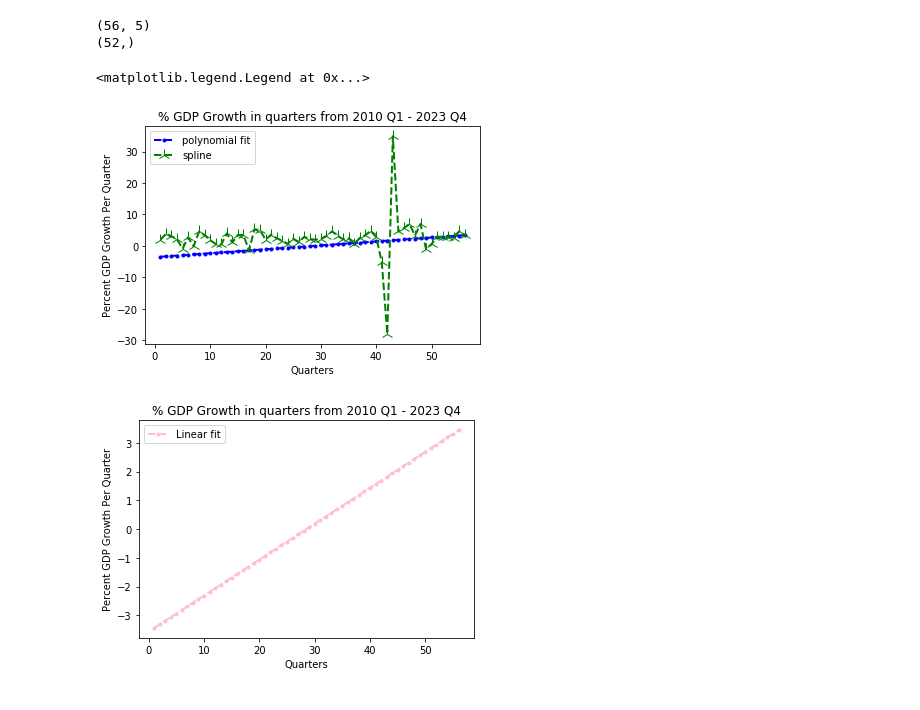
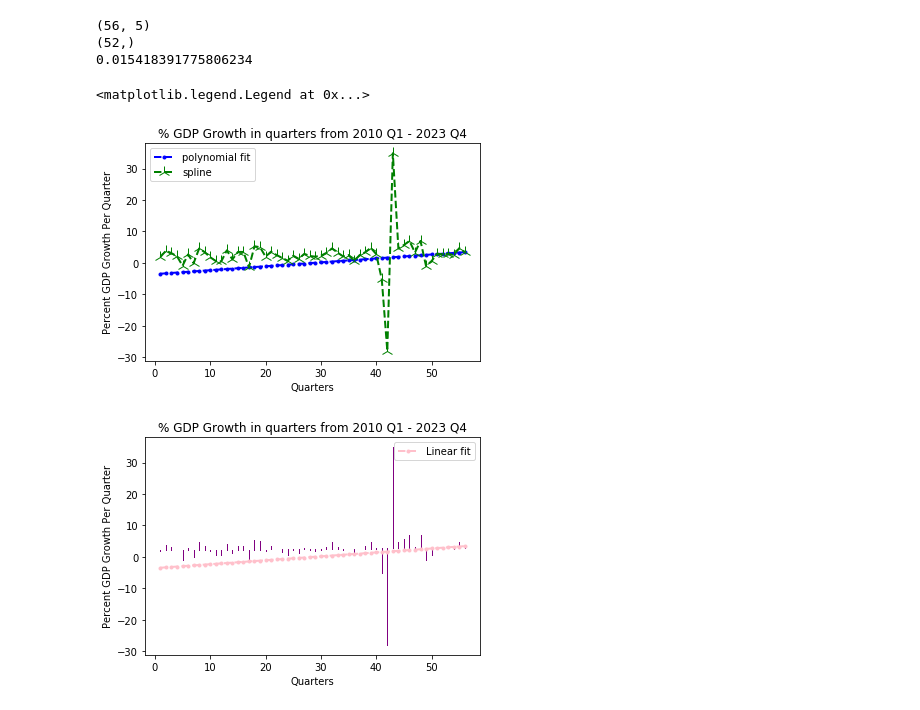
Before and after one commit to H4lps/coe311k, a Jupyter notebook: Midterm Project/midterm_project.ipynb, the cells around one changed output. Cells and saved outputs as stored; diff of their text form; code cells hidden in the pictures.

```diff
--- a/Midterm Project/midterm_project.ipynb
+++ b/Midterm Project/midterm_project.ipynb
@@ -103,13 +103,3 @@ def solve_vandermonde_matrix(x,y):
     B = vander.T @ y
 
     return np.linalg.solve(A,B)
-# %%
-gdp = np.array([
-    1.9, 3.9, 3.1, 2.1, -0.9, 2.7, -0.1, 4.6, 3.4, 1.8,
-    0.6, 0.5, 4.0, 1.1, 3.5, 3.5, -1.4, 5.3, 5.0, 2.0,
-    3.6, 2.5, 1.6, 0.7, 2.3, 1.3, 2.9, 2.2, 2.0, 2.3,
-    3.2, 4.6, 3.3, 2.1, 2.5, 0.6, 2.5, 3.4, 4.8, 2.8,
-    -5.2, -28.0, 34.9, 4.6, 5.7, 7.0, 3.3, 7.0, -1.0, 0.6,
-    2.9, 2.8, 2.9, 2.5, 4.7, 3.4
-])
-x_data = np.arange(1,len(gdp) + 1)
@@ -130,33 +203,40 @@ Text(0.5, 1.0, '% GDP Growth in quarters from 2010 Q1 - 2023 Q4')
 #Part B
 x_scaled = (x_data - np.mean(x_data)) / np.std(x_data)
 a = solve_vandermonde_matrix(x_scaled,gdp)
 y = [np.sum(a * x) for x in x_scaled]
 
 plt.plot(x_data, y, color='blue', marker='o', linestyle='dashed',
      linewidth=2, markersize=3, label="polynomial fit")
 plt.plot(x_data, s, color='green', marker='2', linestyle='dashed',
      linewidth=2, markersize=12, label="spline")
 plt.xlabel("Quarters")
 plt.ylabel("Percent GDP Growth Per Quarter")
 plt.title("% GDP Growth in quarters from 2010 Q1 - 2023 Q4")
 plt.legend()
 
-x_filtered = np.delete(x_data, np.s_[40:44])
-gdp_filtered = np.delete(gdp,np.s_[40:44])
+##41:45 are the indicies of the COVID quarters
+x_filtered = np.delete(x_data, np.s_[41:45])
+gdp_filtered = np.delete(gdp,np.s_[41:45])
 print(x_filtered.shape)
 
 m,c = least_squares(x_filtered,gdp_filtered)
+print(m)
 lin_y = (m*x_data) + c
 plt.figure()
+for x, y_actual, y_pred in zip(x_data, gdp, lin_y):
+    plt.plot([x, x], [y_actual, y_pred], color='purple', linewidth=1)
+
+
 plt.plot(x_data, y, color='pink', marker='o', linestyle='dashed',
      linewidth=2, markersize=3, label="Linear fit")
 plt.xlabel("Quarters")
 plt.ylabel("Percent GDP Growth Per Quarter")
 plt.title("% GDP Growth in quarters from 2010 Q1 - 2023 Q4")
 plt.legend()
 # %% [output]
 (56, 5)
 (52,)
+0.015418391775806234
 <matplotlib.legend.Legend at 0x...>
 [figure]
-[figure, old version]
+[figure, new version]
```
Also changed, not shown: parts of 7 cells of this notebook.
